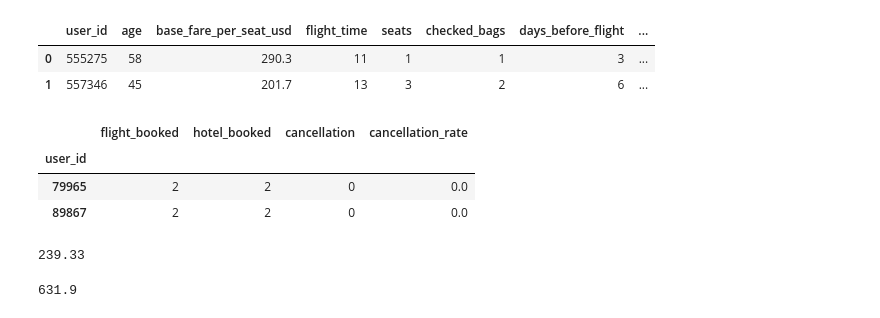
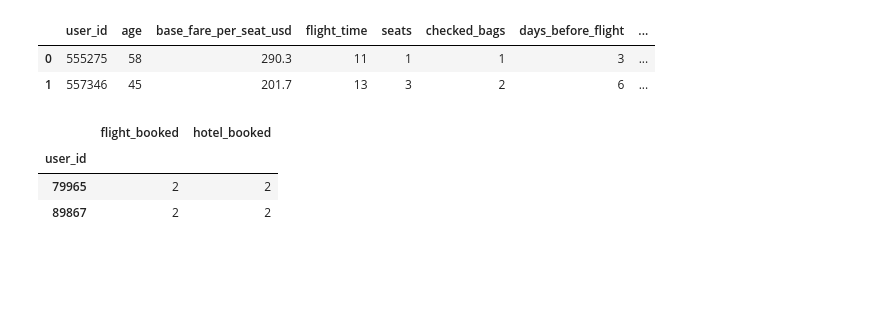
Before and after one commit to derewor/Travel-Tide-project, a Jupyter notebook: TravelTide_project_final.ipynb, the cells around one changed output. Drawn from its saved outputs; the diff is of its cells as text; code cells hidden in the pictures; blank space fills up the shorter version.

```diff
--- a/TravelTide_project_final.ipynb
+++ b/TravelTide_project_final.ipynb
@@ -253,13 +252,14 @@ category_session.head(2)
 | 1 | 557346 | 45 | 201.7 | 13 | 3 | 2 | 6 | ... |
 # %%
 # the user level aggregation of selected columns of session data
-category_user = final_table[['user_id','flight_booked','hotel_booked','cancellation']]
+category_user = final_table[['user_id','flight_booked','hotel_booked']]
 category_user = category_user.loc[:, ~category_user.columns.duplicated()]
-category_user_grouped = category_user.groupby('user_id')[['flight_booked','hotel_booked','cancellation']].sum()
-category_user_grouped['cancellation_rate'] = category_user_grouped['cancellation'] / category_user_grouped['flight_booked']
+category_user_grouped = category_user.groupby('user_id')[['flight_booked','hotel_booked']].sum()
+#category_user_grouped['cancellation_rate'] = category_user_grouped['cancellation'] / category_user_grouped['flight_booked']
+#category_user_grouped['hotel_booking_rate'] = category_user_grouped['hotel_booked'] / category_user_grouped['flight_booked']
 category_user_grouped.head(2)
 # %% [output]
-|  | flight_booked | hotel_booked | cancellation | cancellation_rate |
-| user_id |  |  |  |  |
-| 79965 | 2 | 2 | 0 | 0.0 |
-| 89867 | 2 | 2 | 0 | 0.0 |
+|  | flight_booked | hotel_booked |
+| user_id |  |  |
+| 79965 | 2 | 2 |
+| 89867 | 2 | 2 |
@@ -278,19 +265,0 @@ category_session['age_category'] = category_session.apply(age_category, axis=1)
-# %%
-# assigning the budget category for the base_fare_per_seat_usd column
-percentile_35 = category_session['base_fare_per_seat_usd'].quantile(0.35)
-percentile_85 = category_session['base_fare_per_seat_usd'].quantile(0.85)
-display(percentile_35)
-display(percentile_85)
-def budget_category(row):
-  base_fare_per_seat_usd = row['base_fare_per_seat_usd']
-  if base_fare_per_seat_usd < percentile_35:
-    return 'budget traveller'
-  elif base_fare_per_seat_usd > percentile_35 and base_fare_per_seat_usd < percentile_85:
-    return 'regular traveller'
-  elif base_fare_per_seat_usd > percentile_85:
-    return 'lexury traveller'
-category_session['budget_category'] = category_session.apply(budget_category, axis=1)
-#category_session.head(2)
-# %% [output]
-239.33
-631.9
```
Also changed, not shown: parts of 6 cells of this notebook.
